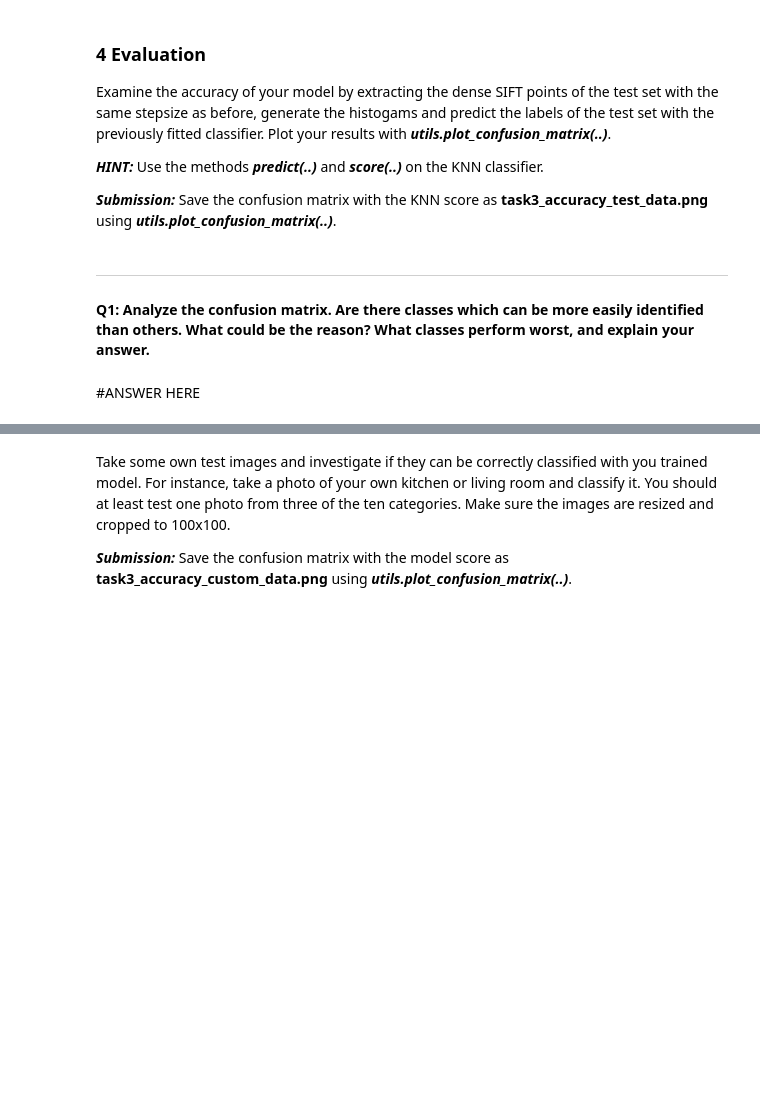
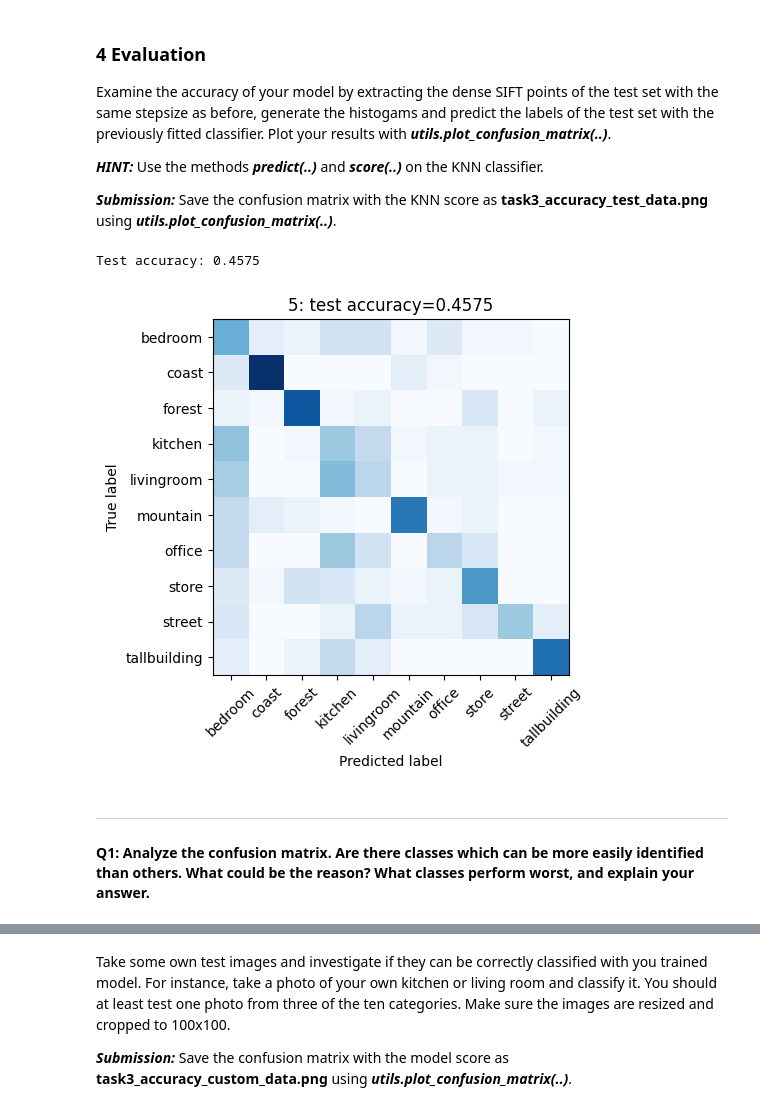
Before and after one commit to adler-mo/CV_Assignment2_Group5, a Jupyter notebook: TASK3/Task3.ipynb, the cells around one changed output, grey strips where cells are left out. Drawn from its saved outputs; the diff is of its cells as text; code cells hidden in the pictures; blank space fills up the shorter version.

Commit message:
Final Task 3 cleanup

```diff
--- a/TASK3/Task3.ipynb
+++ b/TASK3/Task3.ipynb
@@ -66,5 +152,24 @@ Use the methods ***predict(..)*** and ***score(..)*** on the KNN classifier.
+# %%
+#student code start
+# Prediction and score on test set
+y_pred = knn.predict(X_test)
+acc = knn.score(X_test, y_test)
+
+print("Test accuracy:", acc)
+
+
+utils.plot_confusion_matrix(
+    gt_labels=y_test,
+    predicted=y_pred,
+    accuracy=acc,
+    class_names=class_names,
+    group_no=5,
+    name="task3_accuracy_test_data.png"
+)
+#student code end
+# %% [output]
+Test accuracy: 0.4575
+[figure, added]
 # %% [markdown]
 ***
 #### Q1: Analyze the confusion matrix. Are there classes which can be more easily identified than others. What could be the reason? What classes perform worst, and explain your answer.
-# %% [markdown]
-#ANSWER HERE
```
Also changed, not shown: parts of 14 cells of this notebook, 9 other files.
